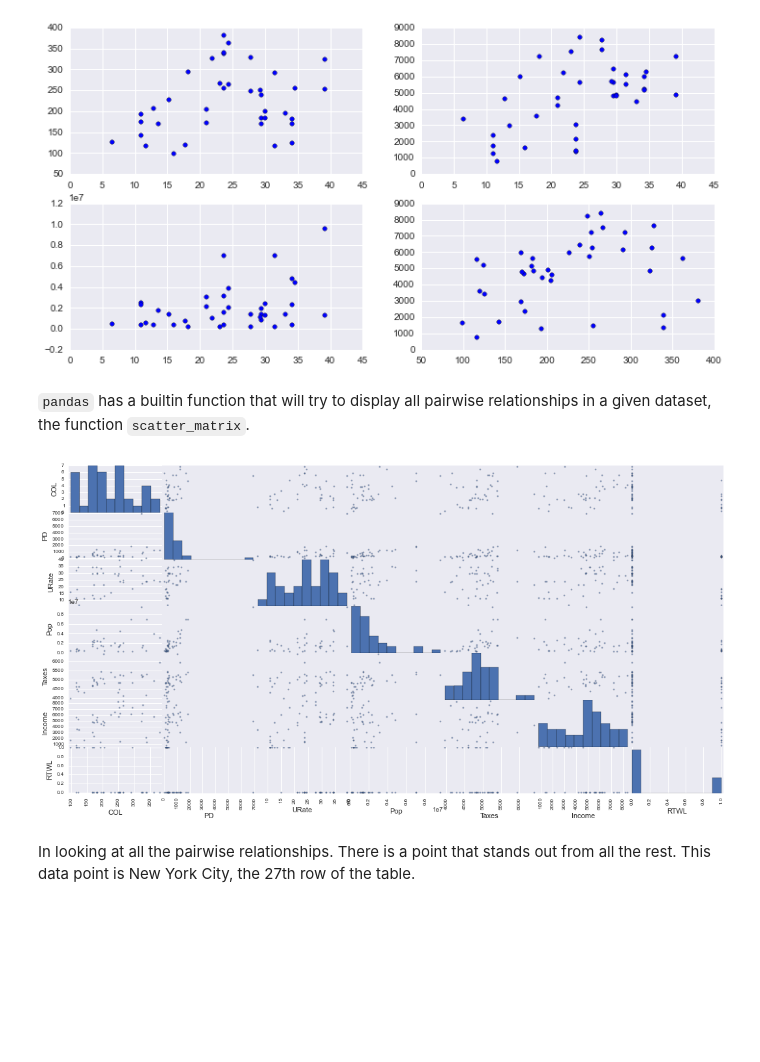
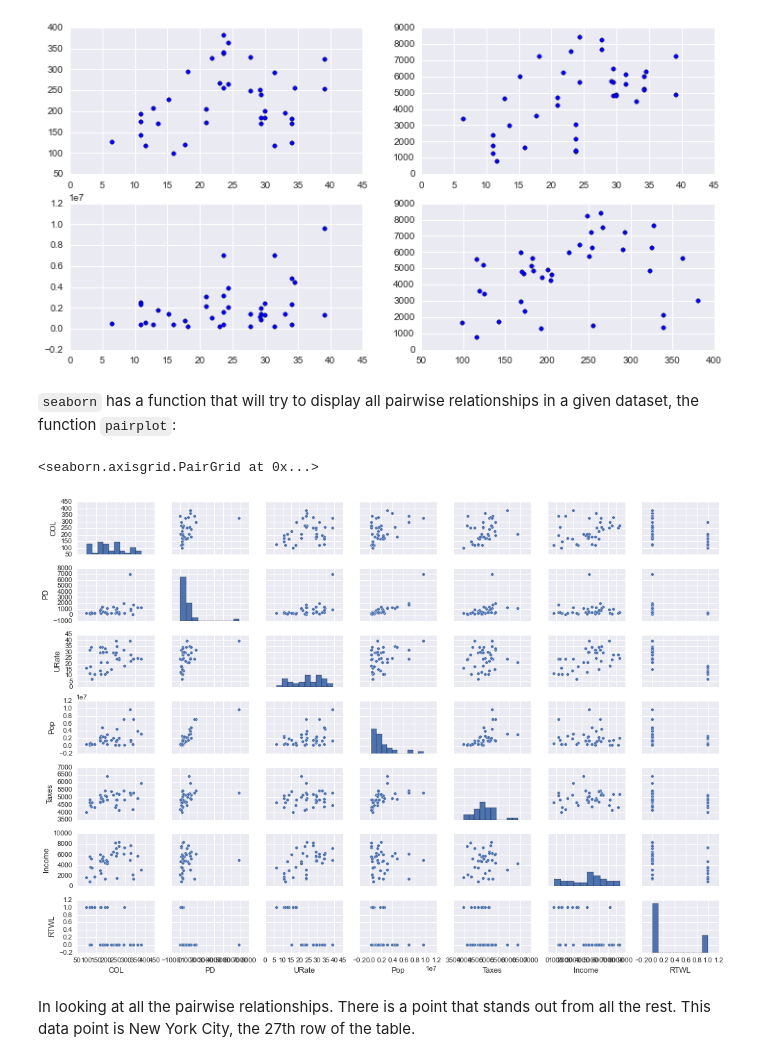
Before and after one commit to zfcousens/DAT_SF_12, a Jupyter notebook: 08-Stats.ipynb, the cells around one changed output. Cells and saved outputs as stored; diff of their text form; code cells hidden in the pictures; blank space fills up the shorter version.

```diff
--- a/08-Stats.ipynb
+++ b/08-Stats.ipynb
@@ -265,11 +278,12 @@ ax4.scatter(rtw.COL, rtw.Income)
 <matplotlib.collections.PathCollection at 0x...>
 [figure]
 # %% [markdown]
-`pandas` has a builtin function that will try to display all pairwise relationships in a given dataset, the function `scatter_matrix`.
+`seaborn` has a function that will try to display all pairwise relationships in a given dataset, the function `pairplot`:
-# %%
-axes = pd.scatter_matrix(rtw, figsize=(18,9))
-# %% [output]
-[figure, removed]
+# %%
+sns.pairplot(rtw, size=1.4, aspect=1.4)
+# %% [output]
+<seaborn.axisgrid.PairGrid at 0x...>
+[figure, added]
 # %% [markdown]
 In looking at all the pairwise relationships. There is a point that stands out from all the rest.
 This data point is New York City, the 27th row of the table.
```
Also changed, not shown: parts of 12 cells of this notebook.
